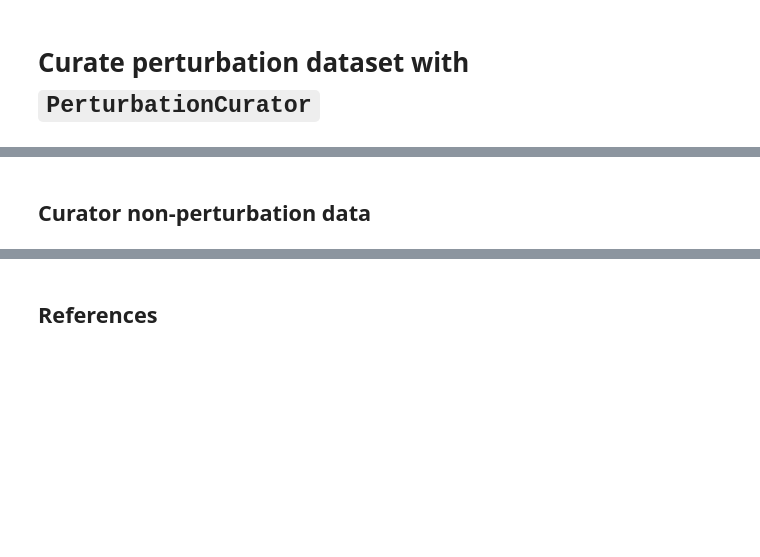
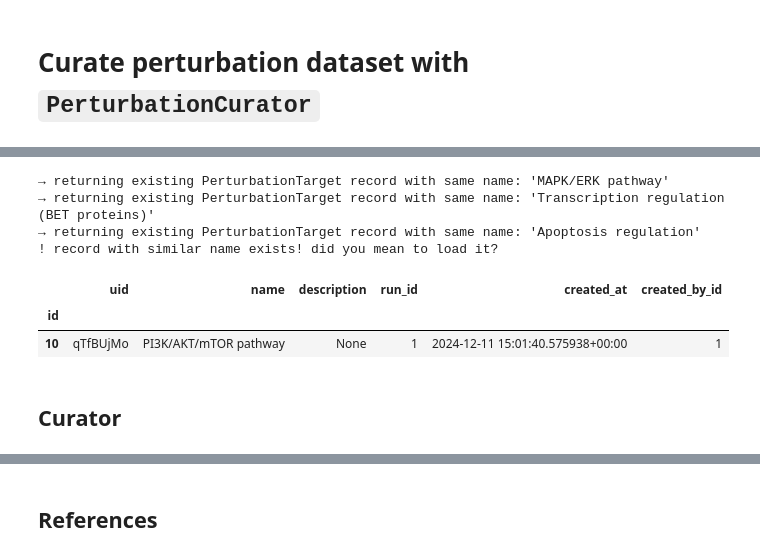
Before and after one commit to scverse/pertpy-datasets, a Jupyter notebook: scripts/lamindb_datasets/mcfarland_2020_demo_tutorial.ipynb, the cells around one changed output, grey strips where cells are left out. Saved outputs shown, nothing was run; the diff lists cells and outputs as text; code cells hidden in the pictures; blank space fills up the shorter version.

```diff
--- a/scripts/lamindb_datasets/mcfarland_2020_demo_tutorial.ipynb
+++ b/scripts/lamindb_datasets/mcfarland_2020_demo_tutorial.ipynb
@@ -45,3 +108,55 @@ sc.tl.pca(adata)
+# %%
+compound_meta = adata.obs[adata.obs["compound"].notna()][
+    ["perturbation", "dose_unit", "dose_value"]
+].drop_duplicates()
+
+compound_perturbation_names = {}
+for _, row in compound_meta.iterrows():
+    compound_perturbation_name = "control" if row["perturbation"] == "control" else f"{row['perturbation']}_{row.dose_value}{row.dose_unit}"
+    compound_perturbation = wl.CompoundPerturbation(
+            name=compound_perturbation_name,
+            concentration=row.dose_value,
+            concentration_unit=row.dose_unit
+            ).save()
+    compound = wl.Compound.get(name=row["perturbation"])
+    compound_perturbation.compounds.add(compound)
+    compound_perturbation_names[row["perturbation"]] = compound_perturbation_name
+
+adata.obs["compound_perturbations"] = adata.obs["compound"].map(compound_perturbation_names)
+# %%
+# optional: add protein targets to compounds
+compounds_to_targets = {
+    "trametinib": ("MAPK/ERK pathway", ["P36507"]),
+    "afatinib": ("EGFR, HER2, HER4 signaling", ["P00533", "Q9UK79", "Q15303"]),
+    "dabrafenib": ("MAPK/ERK pathway", ["P15056"]),
+    "gemcitabine": ("DNA synthesis inhibition", ["P23921"]),  # No single protein target
+    "navitoclax": ("Apoptosis regulation", ["P10415", "Q07812"]),
+    "bortezomib": ("Proteasome pathway", ["P49721"]),
+    "brd3379": ("Transcription regulation (BET proteins)", ["O60885"]),
+    "JQ1": ("Transcription regulation (BET proteins)", ["O60885"]),
+    "azd5591": ("Apoptosis regulation", ["Q07820"]),
+    "prexasertib": ("DNA damage response", ["O14757"]),
+    "taselisib": ("PI3K/AKT/mTOR pathway", ["P42336", "O00329", "P48736"]),
+    "idasanutlin": ("p53 regulation", ["Q00987"]),
+    "everolimus": ("mTOR pathway", ["P42345"])
+}
+
+for compound_name, compound_perturbation_name in compound_perturbation_names.items():
+    if compound_perturbation_name == "control":  # No target for control
+        continue
+    compound_perturbation = wl.CompoundPerturbation.get(name=compound_perturbation_name)
+    target = wl.PerturbationTarget(name=compounds_to_targets[compound_name][0]).save()
+    proteins = bt.Protein.from_values(compounds_to_targets[compound_name][1], field=bt.Protein.uniprotkb_id).save()
+    target.proteins.set(proteins)
+    compound_perturbation.targets.add(target)
+# %% [output]
+→ returning existing PerturbationTarget record with same name: 'MAPK/ERK pathway'
+→ returning existing PerturbationTarget record with same name: 'Transcription regulation (BET proteins)'
+→ returning existing PerturbationTarget record with same name: 'Apoptosis regulation'
+! record with similar name exists! did you mean to load it?
+|  | uid | name | description | run_id | created_at | created_by_id |
+| id |  |  |  |  |  |  |
+| 10 | qTfBUjMo | PI3K/AKT/mTOR pathway | None | 1 | 2024-12-11 15:01:40.575938+00:00 | 1 |
 # %% [markdown]
-## Curator non-perturbation data
+## Curator
 # %%
```
Also changed, not shown: parts of 43 cells of this notebook, 1 other file.
